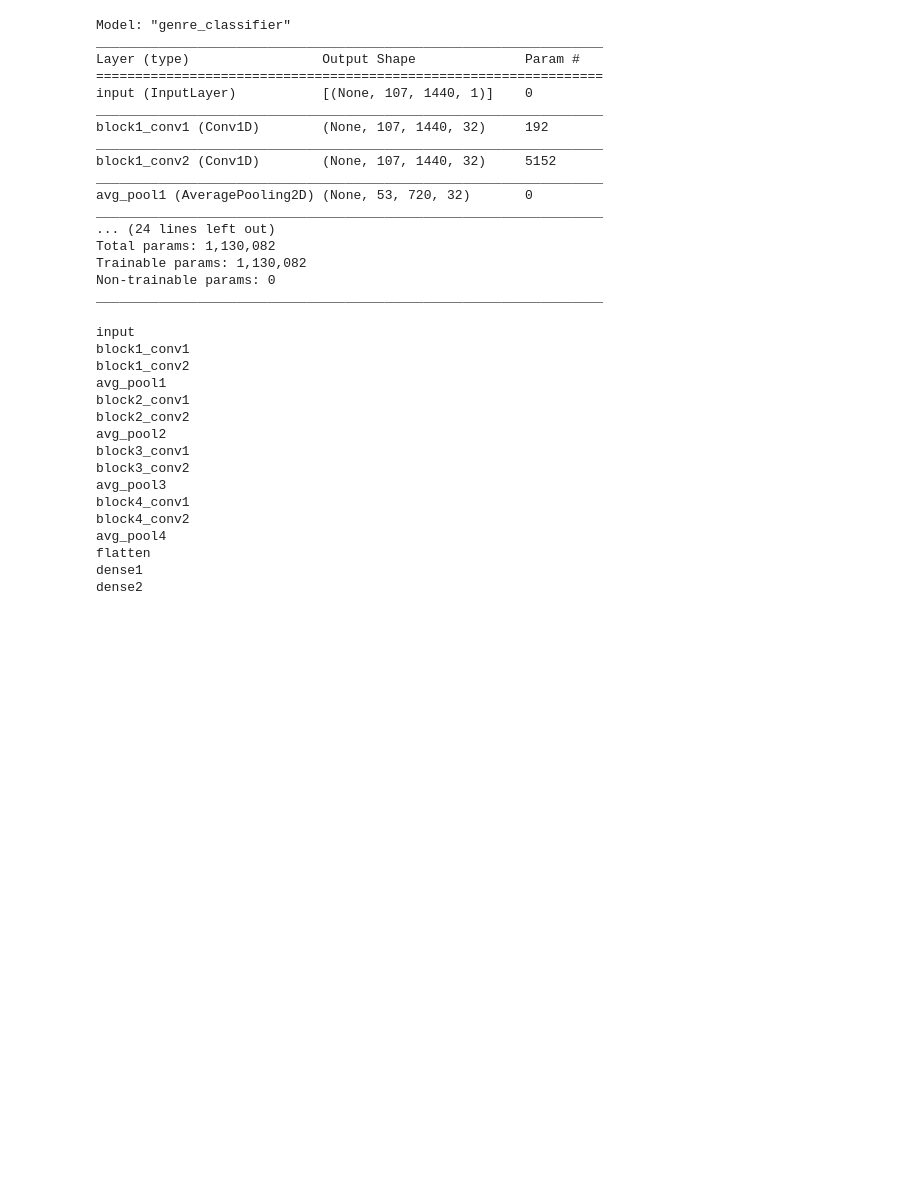
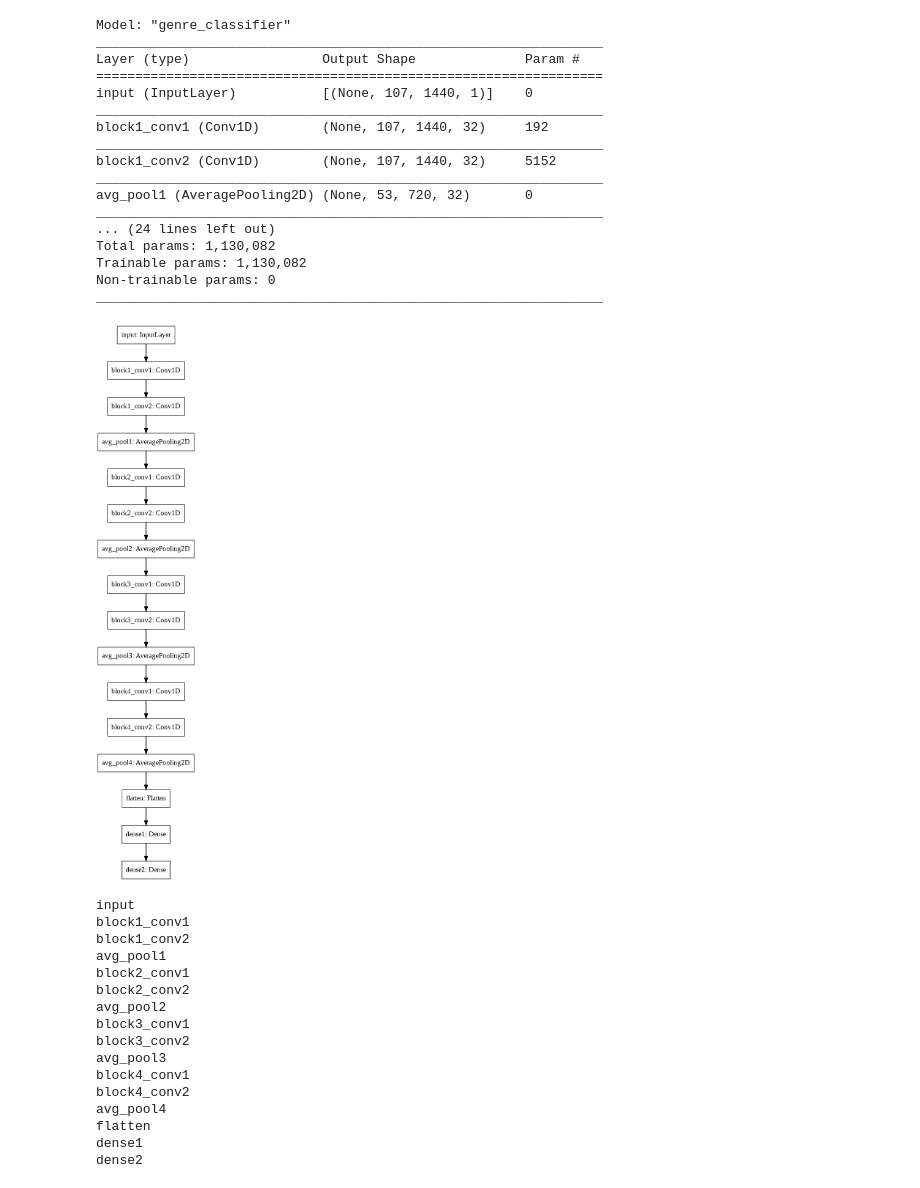
Before and after one commit to yeshwanthv5/musical_chess, a Jupyter notebook: music_style_transfer.ipynb, the cells around one changed output. Cells and saved outputs as stored; diff of their text form; code cells hidden in the pictures; blank space fills up the shorter version.

```diff
--- a/music_style_transfer.ipynb
+++ b/music_style_transfer.ipynb
@@ -172,6 +181,11 @@ Total params: 1,130,082
 Trainable params: 1,130,082
 Non-trainable params: 0
 _________________________________________________________________
+# %%
+dot_img_file = 'model_1.png'
+tf.keras.utils.plot_model(model, to_file=dot_img_file, show_shapes=False)
+# %% [output]
+[figure, added]
 # %%
 print()
 for layer in model.layers:
```
Also changed, not shown: parts of 46 cells of this notebook.
